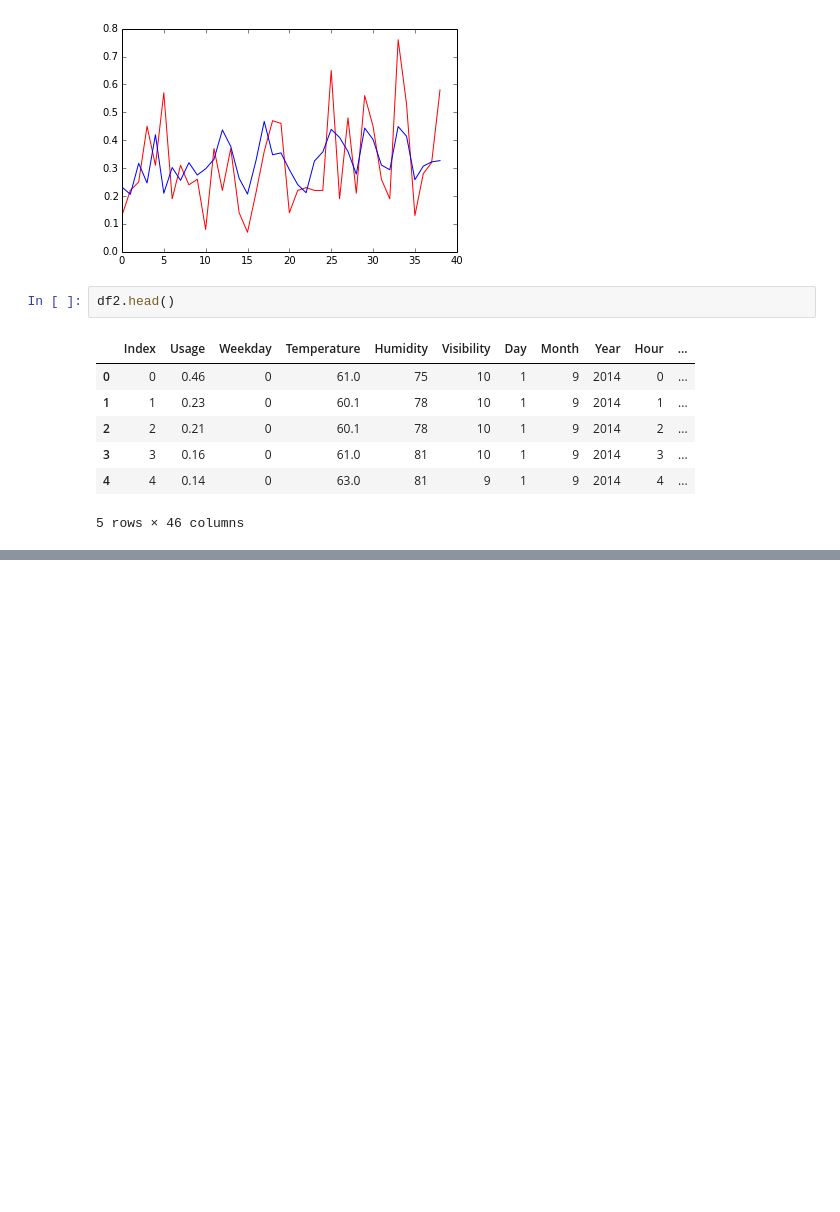
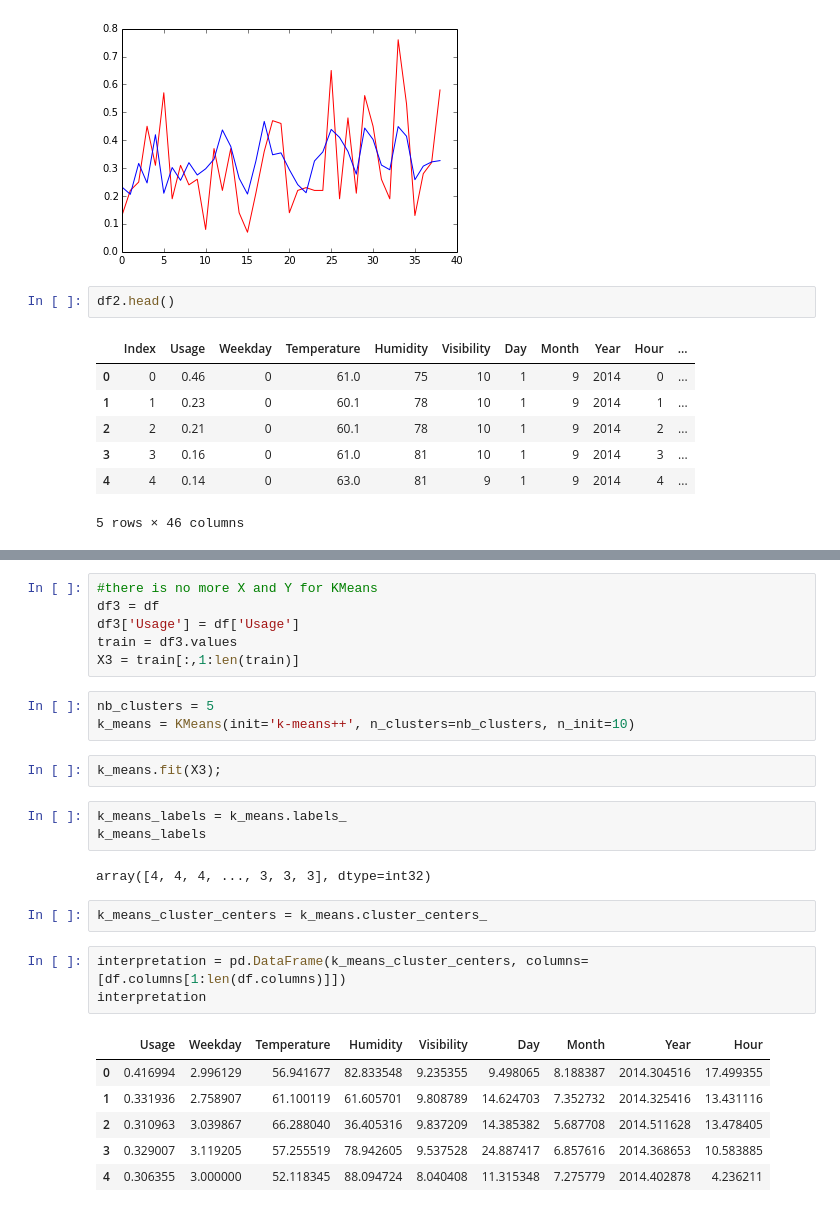
Before and after one commit to florianfp/Energy_Data_Science, a Jupyter notebook: Kaggle.ipynb, the cells around one changed output, grey strips where cells are left out. Saved outputs shown, nothing was run; the diff lists cells and outputs as text; blank space fills up the shorter version.

```diff
--- a/Kaggle.ipynb
+++ b/Kaggle.ipynb
@@ -502,0 +506,28 @@ df2.head()
+# %%
+#there is no more X and Y for KMeans
+df3 = df
+df3['Usage'] = df['Usage']
+train = df3.values
+X3 = train[:,1:len(train)]
+# %%
+nb_clusters = 5
+k_means = KMeans(init='k-means++', n_clusters=nb_clusters, n_init=10)
+# %%
+k_means.fit(X3);
+# %%
+k_means_labels = k_means.labels_
+k_means_labels
+# %% [output]
+array([4, 4, 4, ..., 3, 3, 3], dtype=int32)
+# %%
+k_means_cluster_centers = k_means.cluster_centers_
+# %%
+interpretation = pd.DataFrame(k_means_cluster_centers, columns=[df.columns[1:len(df.columns)]])
+interpretation
+# %% [output]
+|  | Usage | Weekday | Temperature | Humidity | Visibility | Day | Month | Year | Hour |
+| 0 | 0.416994 | 2.996129 | 56.941677 | 82.833548 | 9.235355 | 9.498065 | 8.188387 | 2014.304516 | 17.499355 |
+| 1 | 0.331936 | 2.758907 | 61.100119 | 61.605701 | 9.808789 | 14.624703 | 7.352732 | 2014.325416 | 13.431116 |
+| 2 | 0.310963 | 3.039867 | 66.288040 | 36.405316 | 9.837209 | 14.385382 | 5.687708 | 2014.511628 | 13.478405 |
+| 3 | 0.329007 | 3.119205 | 57.255519 | 78.942605 | 9.537528 | 24.887417 | 6.857616 | 2014.368653 | 10.583885 |
+| 4 | 0.306355 | 3.000000 | 52.118345 | 88.094724 | 8.040408 | 11.315348 | 7.275779 | 2014.402878 | 4.236211 |
```
Also changed, not shown: parts of 5 cells of this notebook.
